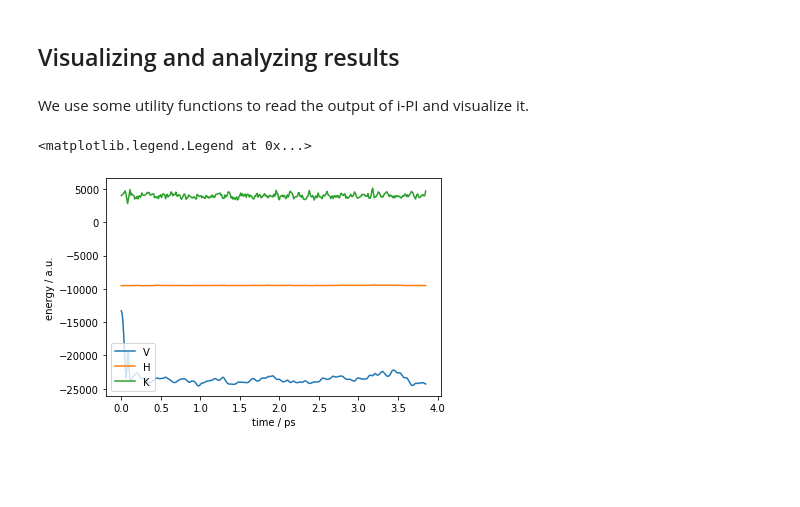
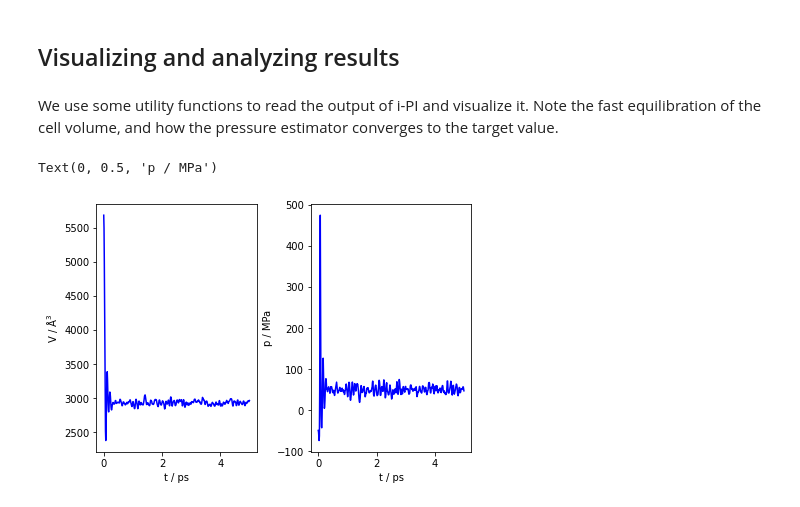
Before and after one commit to i-pi/piqm2023-tutorial, a Jupyter notebook: 01-constant_pressure.ipynb, the cells around one changed output. Saved outputs shown, nothing was run; the diff lists cells and outputs as text; code cells hidden in the pictures; blank space fills up the shorter version.

```diff
--- a/01-constant_pressure.ipynb
+++ b/01-constant_pressure.ipynb
@@ -120,16 +145,18 @@ Backup performed: ph2-npt-md.checkpoint -> #ph2-npt-md.checkpoint#4#
 # %% [markdown]
 ## Visualizing and analyzing results
 # %% [markdown]
-We use some utility functions to read the output of i-PI and visualize it.
+We use some utility functions to read the output of i-PI and visualize it. Note the fast equilibration of the cell volume, and how the pressure estimator converges to the target value.
 # %%
 md_output = pimdmooc.read_ipi_output('01-constant_pressure/ph2-npt-md.md')
-# %%
-plt.plot(md_output["time"], md_output["potential"], label="V")
-plt.plot(md_output["time"], md_output["conserved"], label="H")
-plt.plot(md_output["time"], md_output["kinetic_md"], label="K")
-plt.xlabel("time / ps"); plt.ylabel("energy / a.u.");
-plt.legend()
-# %% [output]
-<matplotlib.legend.Legend at 0x...>
-[figure, removed]
+# %%
+fig, ax = plt.subplots(1,2,constrained_layout=True)
+ax[0].plot(md_output["time"], md_output["volume"], 'b-', label="V / Å$^3$")
+ax[0].set_xlabel("t / ps")
+ax[0].set_ylabel("V / Å$^3$")
+ax[1].plot(md_output["time"], md_output["pressure_md"], 'b-', label="p / MPa")
+ax[1].set_xlabel("t / ps")
+ax[1].set_ylabel("p / MPa")
+# %% [output]
+Text(0, 0.5, 'p / MPa')
+[figure, added]
 # %%
```
Also changed, not shown: parts of 28 cells of this notebook, 2 other files.
